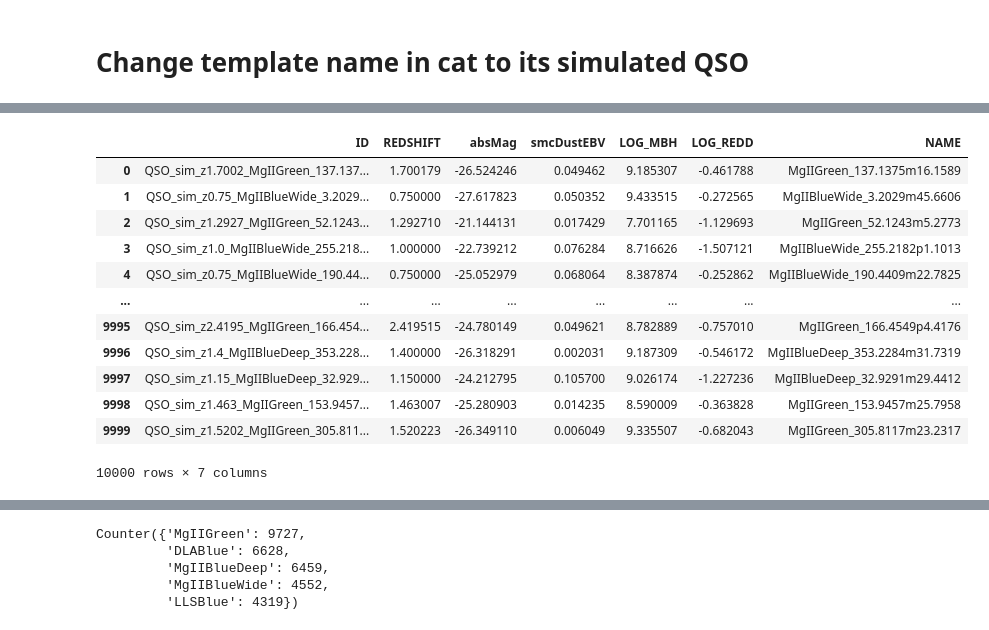
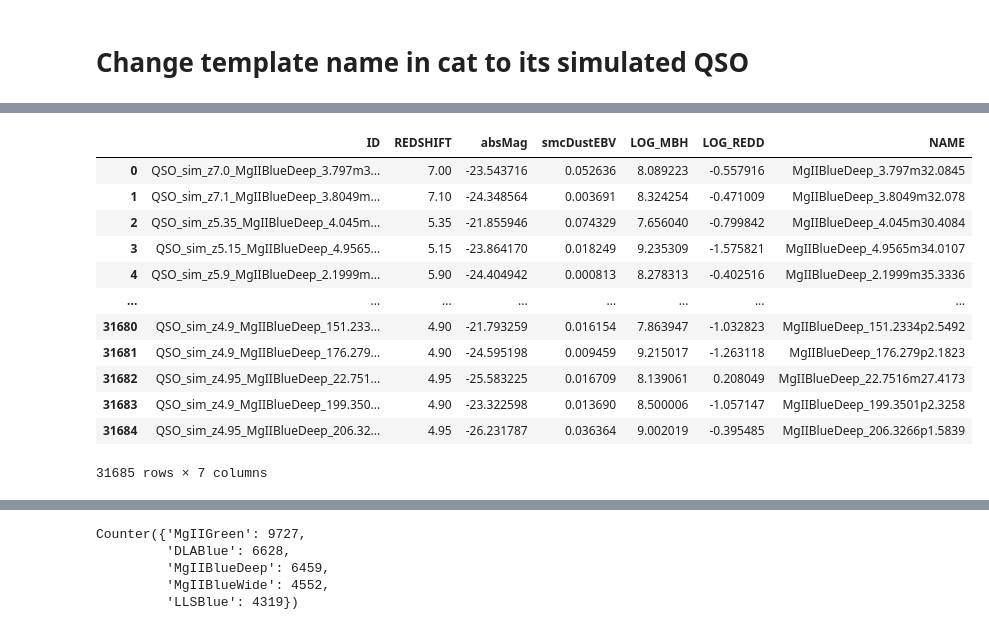
Before and after one commit to NicoGalvarino/simpaqs, a Jupyter notebook: prep_cat_for_SIMPAQS.ipynb, the cells around one changed output, grey strips where cells are left out. Saved outputs shown, nothing was run; the diff lists cells and outputs as text; code cells hidden in the pictures.

```diff
--- a/prep_cat_for_SIMPAQS.ipynb
+++ b/prep_cat_for_SIMPAQS.ipynb
@@ -307,17 +314,17 @@ cat_test
 # %%
-qsos = pd.read_csv('../QSO_output/QSOs_not_in_training/model_input.csv')
+qsos = pd.read_csv('../QSO_output/QSOs_with_fobs_balanced_set/model_input.csv')
 qsos
 # %% [output]
 |  | ID | REDSHIFT | absMag | smcDustEBV | LOG_MBH | LOG_REDD | NAME |
-| 0 | QSO_sim_z1.7002_MgIIGreen_137.137... | 1.700179 | -26.524246 | 0.049462 | 9.185307 | -0.461788 | MgIIGreen_137.1375m16.1589 |
-| 1 | QSO_sim_z0.75_MgIIBlueWide_3.2029... | 0.750000 | -27.617823 | 0.050352 | 9.433515 | -0.272565 | MgIIBlueWide_3.2029m45.6606 |
-| 2 | QSO_sim_z1.2927_MgIIGreen_52.1243... | 1.292710 | -21.144131 | 0.017429 | 7.701165 | -1.129693 | MgIIGreen_52.1243m5.2773 |
-| 3 | QSO_sim_z1.0_MgIIBlueWide_255.218... | 1.000000 | -22.739212 | 0.076284 | 8.716626 | -1.507121 | MgIIBlueWide_255.2182p1.1013 |
-| 4 | QSO_sim_z0.75_MgIIBlueWide_190.44... | 0.750000 | -25.052979 | 0.068064 | 8.387874 | -0.252862 | MgIIBlueWide_190.4409m22.7825 |
+| 0 | QSO_sim_z7.0_MgIIBlueDeep_3.797m3... | 7.00 | -23.543716 | 0.052636 | 8.089223 | -0.557916 | MgIIBlueDeep_3.797m32.0845 |
+| 1 | QSO_sim_z7.1_MgIIBlueDeep_3.8049m... | 7.10 | -24.348564 | 0.003691 | 8.324254 | -0.471009 | MgIIBlueDeep_3.8049m32.078 |
+| 2 | QSO_sim_z5.35_MgIIBlueDeep_4.045m... | 5.35 | -21.855946 | 0.074329 | 7.656040 | -0.799842 | MgIIBlueDeep_4.045m30.4084 |
+| 3 | QSO_sim_z5.15_MgIIBlueDeep_4.9565... | 5.15 | -23.864170 | 0.018249 | 9.235309 | -1.575821 | MgIIBlueDeep_4.9565m34.0107 |
+| 4 | QSO_sim_z5.9_MgIIBlueDeep_2.1999m... | 5.90 | -24.404942 | 0.000813 | 8.278313 | -0.402516 | MgIIBlueDeep_2.1999m35.3336 |
 | ... | ... | ... | ... | ... | ... | ... | ... |
-| 9995 | QSO_sim_z2.4195_MgIIGreen_166.454... | 2.419515 | -24.780149 | 0.049621 | 8.782889 | -0.757010 | MgIIGreen_166.4549p4.4176 |
-| 9996 | QSO_sim_z1.4_MgIIBlueDeep_353.228... | 1.400000 | -26.318291 | 0.002031 | 9.187309 | -0.546172 | MgIIBlueDeep_353.2284m31.7319 |
-| 9997 | QSO_sim_z1.15_MgIIBlueDeep_32.929... | 1.150000 | -24.212795 | 0.105700 | 9.026174 | -1.227236 | MgIIBlueDeep_32.9291m29.4412 |
-| 9998 | QSO_sim_z1.463_MgIIGreen_153.9457... | 1.463007 | -25.280903 | 0.014235 | 8.590009 | -0.363828 | MgIIGreen_153.9457m25.7958 |
-| 9999 | QSO_sim_z1.5202_MgIIGreen_305.811... | 1.520223 | -26.349110 | 0.006049 | 9.335507 | -0.682043 | MgIIGreen_305.8117m23.2317 |
+| 31680 | QSO_sim_z4.9_MgIIBlueDeep_151.233... | 4.90 | -21.793259 | 0.016154 | 7.863947 | -1.032823 | MgIIBlueDeep_151.2334p2.5492 |
+| 31681 | QSO_sim_z4.9_MgIIBlueDeep_176.279... | 4.90 | -24.595198 | 0.009459 | 9.215017 | -1.263118 | MgIIBlueDeep_176.279p2.1823 |
+| 31682 | QSO_sim_z4.95_MgIIBlueDeep_22.751... | 4.95 | -25.583225 | 0.016709 | 8.139061 | 0.208049 | MgIIBlueDeep_22.7516m27.4173 |
+| 31683 | QSO_sim_z4.9_MgIIBlueDeep_199.350... | 4.90 | -23.322598 | 0.013690 | 8.500006 | -1.057147 | MgIIBlueDeep_199.3501p2.3258 |
+| 31684 | QSO_sim_z4.95_MgIIBlueDeep_206.32... | 4.95 | -26.231787 | 0.036364 | 9.002019 | -0.395485 | MgIIBlueDeep_206.3266p1.5839 |
-10000 rows × 7 columns
+31685 rows × 7 columns
```
Also changed, not shown: parts of 30 cells of this notebook, 4 other files.
